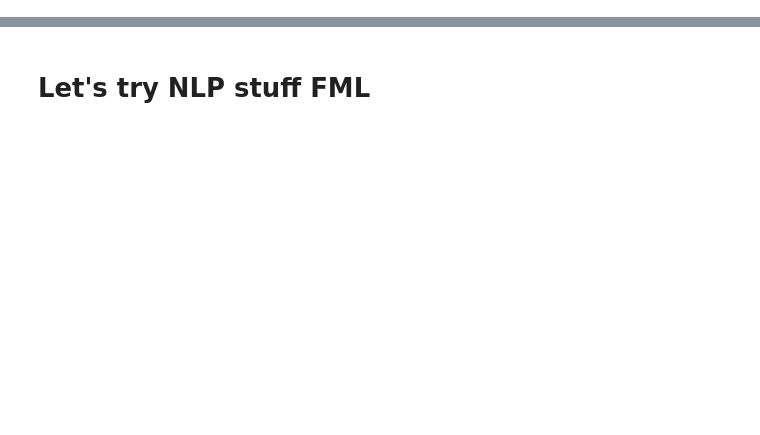
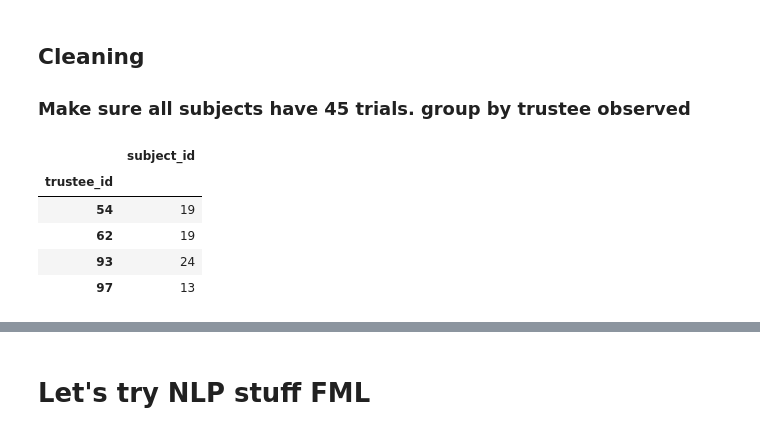
Before and after one commit to brandonDormes/HMTG_possibilities, a Jupyter notebook: analysis/Experiment_1/pilot_analysis.ipynb, the cells around one changed output, grey strips where cells are left out. Cells and saved outputs as stored; diff of their text form; code cells hidden in the pictures; blank space fills up the shorter version.

```diff
--- a/analysis/Experiment_1/pilot_analysis.ipynb
+++ b/analysis/Experiment_1/pilot_analysis.ipynb
@@ -27,0 +14,19 @@ dat
+# %% [markdown]
+## Cleaning
+### Make sure all subjects have 45 trials. group by trustee observed
+# %%
+# Drop any subject with less than 45 trials
+for trustee in dat.trustee_id.unique():
+    for subject in dat.loc[dat.trustee_id == trustee].subject_id.unique():
+        if dat.loc[dat.subject_id==subject].trl.max() != 44:
+            dat.drop(dat.index[dat['subject_id'] == subject], inplace=True)
+
+sub_count = dat.groupby('trustee_id').agg(({"subject_id": "nunique"}))
+sub_count
+# %% [output]
+|  | subject_id |
+| trustee_id |  |
+| 54 | 19 |
+| 62 | 19 |
+| 93 | 24 |
+| 97 | 13 |
```
Also changed, not shown: parts of 15 cells of this notebook.
